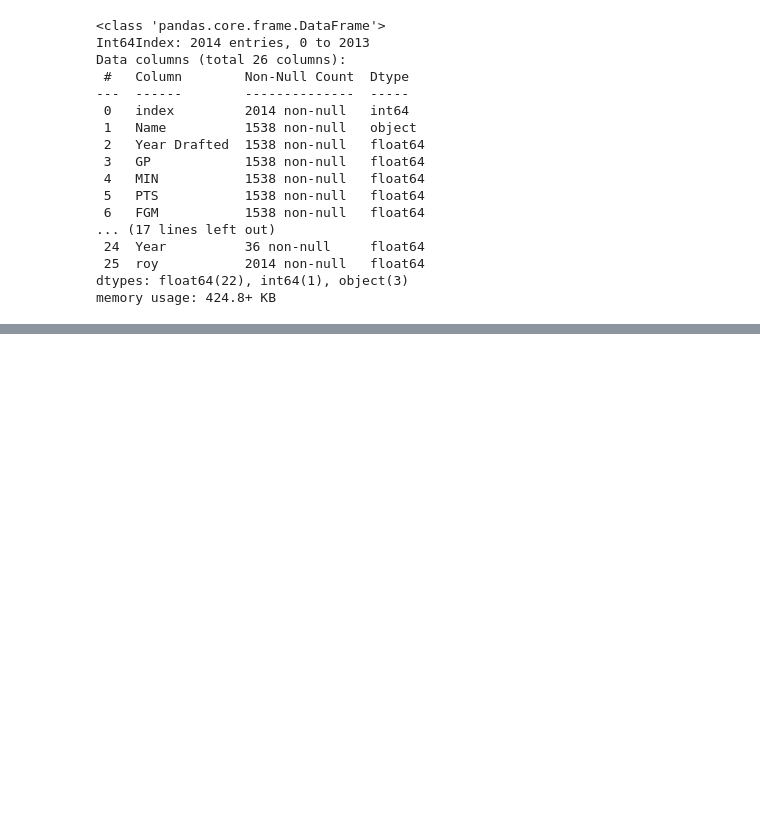
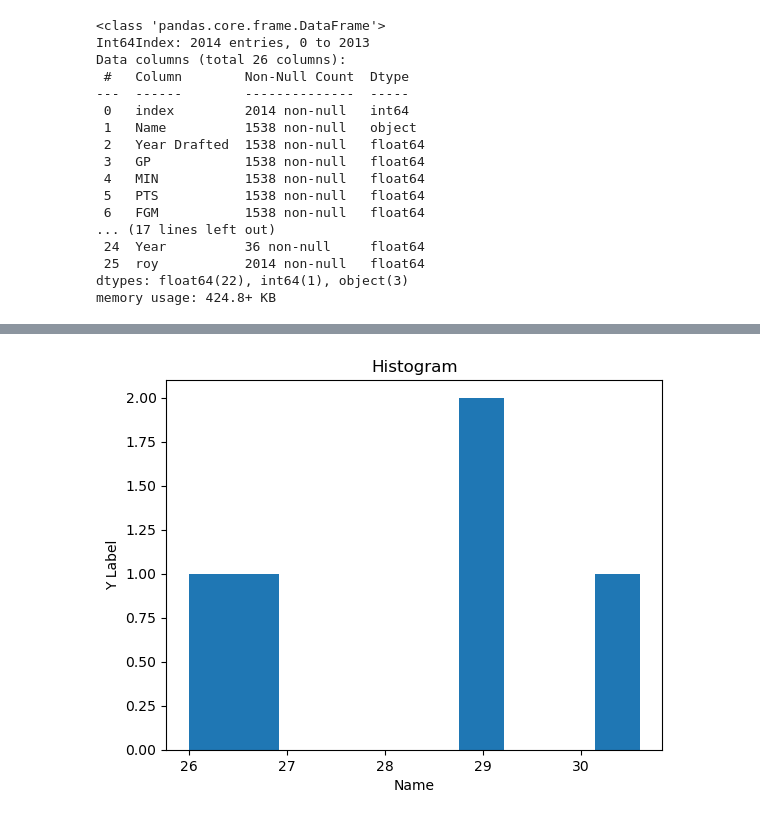
Before and after one commit to dradenboyer/DA_CAPSTONE, a Jupyter notebook: roty.ipynb, the cells around one changed output, grey strips where cells are left out. Drawn from its saved outputs; the diff is of its cells as text; code cells hidden in the pictures; blank space fills up the shorter version.

```diff
--- a/roty.ipynb
+++ b/roty.ipynb
@@ -170,0 +154,2 @@ memory usage: 252.3 KB
+# %%
+fitted=model.predict(X)
@@ -170,0 +177,6 @@ memory usage: 252.3 KB
+# %%
+df3.drop(['Player Name', 'Year'], axis =1, inplace=True)
+# %%
+df3.dropna(inplace=True)
+# %%
+df3['fitted']= fitted
@@ -170,0 +223,13 @@ memory usage: 252.3 KB
+# %%
+# Filter the data to only include the top 5 values
+top_5 = df3['EFF'].nlargest(5)
+
+
+# Creates a histogram of the 'column_name' column in df4
+plt.hist(top_5)
+plt.xlabel('Name')
+plt.ylabel('Y Label')
+plt.title('Histogram')
+plt.show()
+# %% [output]
+[figure, added]
```
Also changed, not shown: parts of 10 cells of this notebook.
